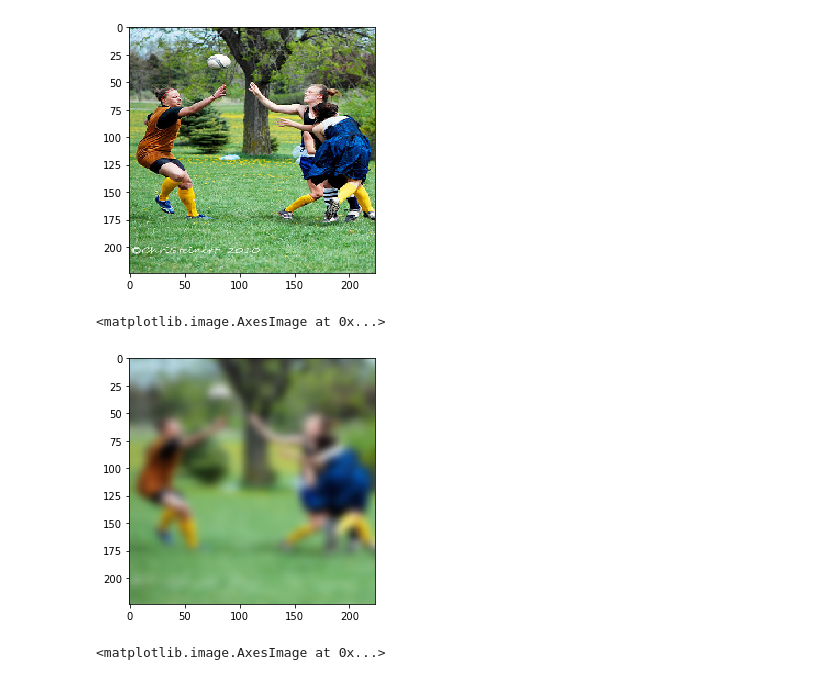
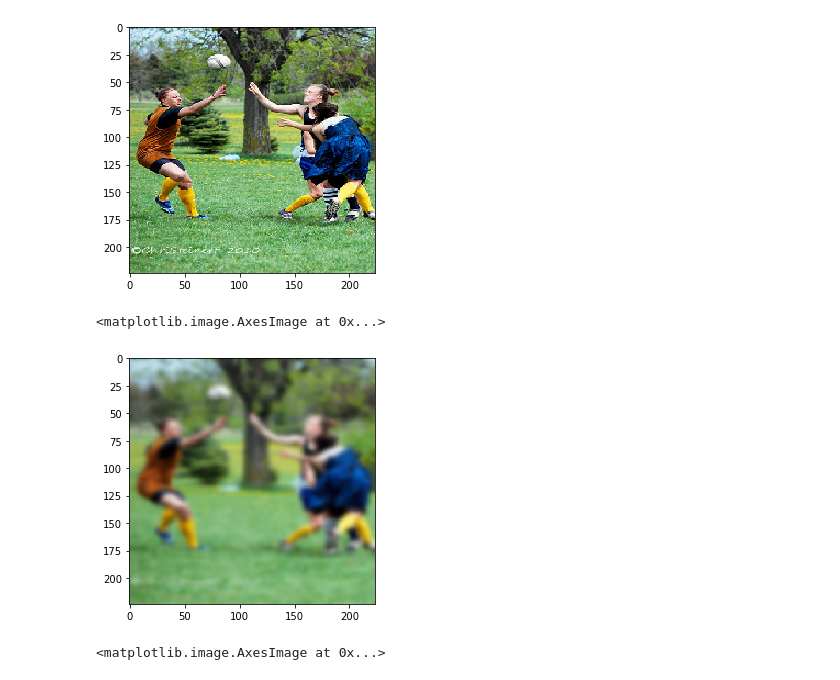
Before and after one commit to theBraindonor/adversarial-filters, a Jupyter notebook: notebook/filter_demos.ipynb, the cells around one changed output. Drawn from its saved outputs; the diff is of its cells as text; code cells hidden in the pictures.

```diff
--- a/notebook/filter_demos.ipynb
+++ b/notebook/filter_demos.ipynb
@@ -28,9 +28,9 @@ imshow(images[11][0]/255.)
 [figure]
 # %%
 filter = GaussianFilter()
-imshow(filter.transform_image([3.8562056995727763], images[11][0])/255.)
+imshow(filter.transform_image([2.2458103940439136], images[11][0])/255.)
 # %% [output]
 <matplotlib.image.AxesImage at 0x...>
-[figure, old version]
+[figure, new version]
 # %%
 filter = GaussianNoiseFilter(4545)
```
Also changed, not shown: parts of 1 cell of this notebook, 9 other files.
